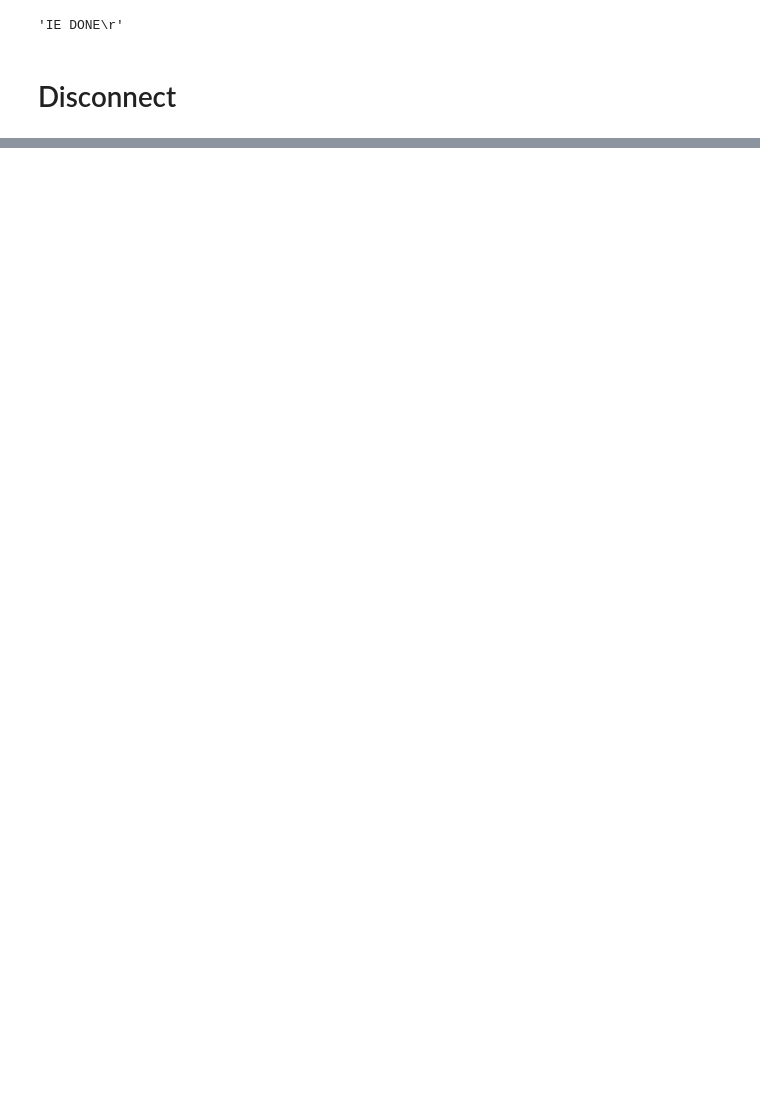
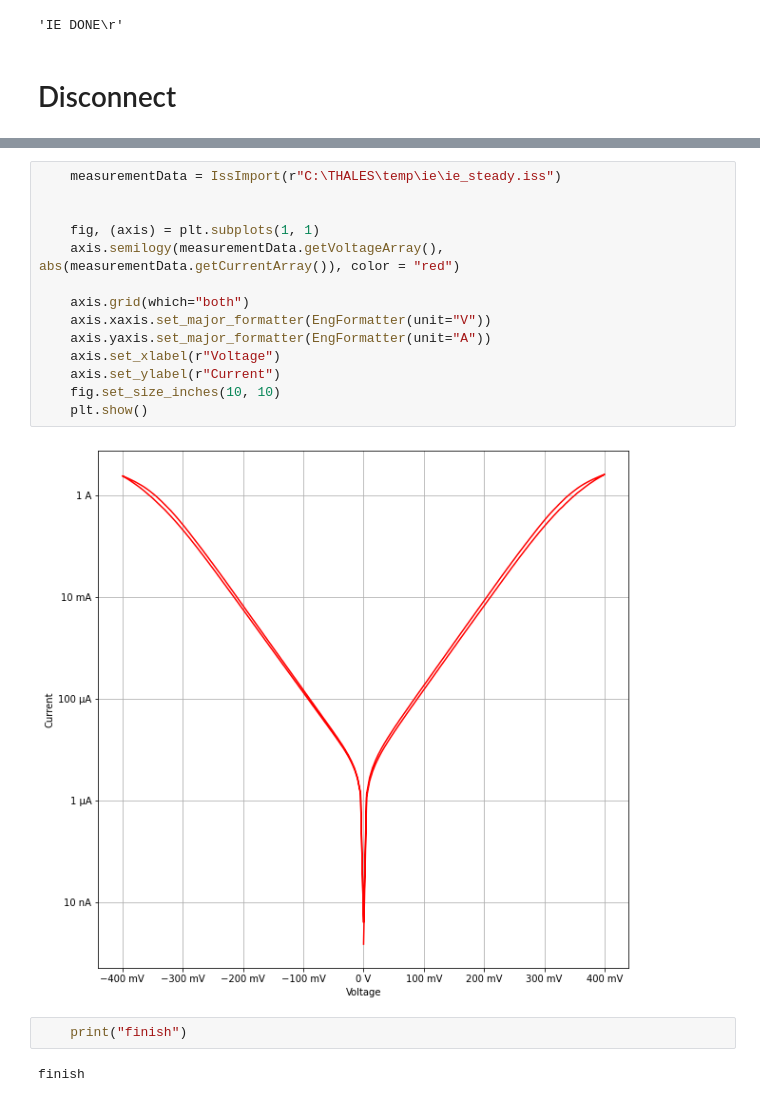
Before and after one commit to Zahner-elektrik/Thales-Remote-Python, a Jupyter notebook: Examples/CurrentVoltageCurve/CurrentVoltageCurve.ipynb, the cells around one changed output, grey strips where cells are left out. Saved outputs shown, nothing was run; the diff lists cells and outputs as text; blank space fills up the shorter version.

Commit message:
CurrentVoltageCurve example extended
The current voltage curves (I/E) example has been enhanced with the
import of measurement data.

```diff
--- a/Examples/CurrentVoltageCurve/CurrentVoltageCurve.ipynb
+++ b/Examples/CurrentVoltageCurve/CurrentVoltageCurve.ipynb
@@ -130,0 +147,20 @@ finish
+# %%
+    measurementData = IssImport(r"C:\THALES\temp\ie\ie_steady.iss")
+
+
+    fig, (axis) = plt.subplots(1, 1)
+    axis.semilogy(measurementData.getVoltageArray(), abs(measurementData.getCurrentArray()), color = "red")
+
+    axis.grid(which="both")
+    axis.xaxis.set_major_formatter(EngFormatter(unit="V"))
+    axis.yaxis.set_major_formatter(EngFormatter(unit="A"))
+    axis.set_xlabel(r"Voltage")
+    axis.set_ylabel(r"Current")
+    fig.set_size_inches(10, 10)
+    plt.show()
+# %% [output]
+[figure, added]
+# %%
+    print("finish")
+# %% [output]
+finish
```
Also changed, not shown: parts of 11 cells of this notebook, 2 other files.
